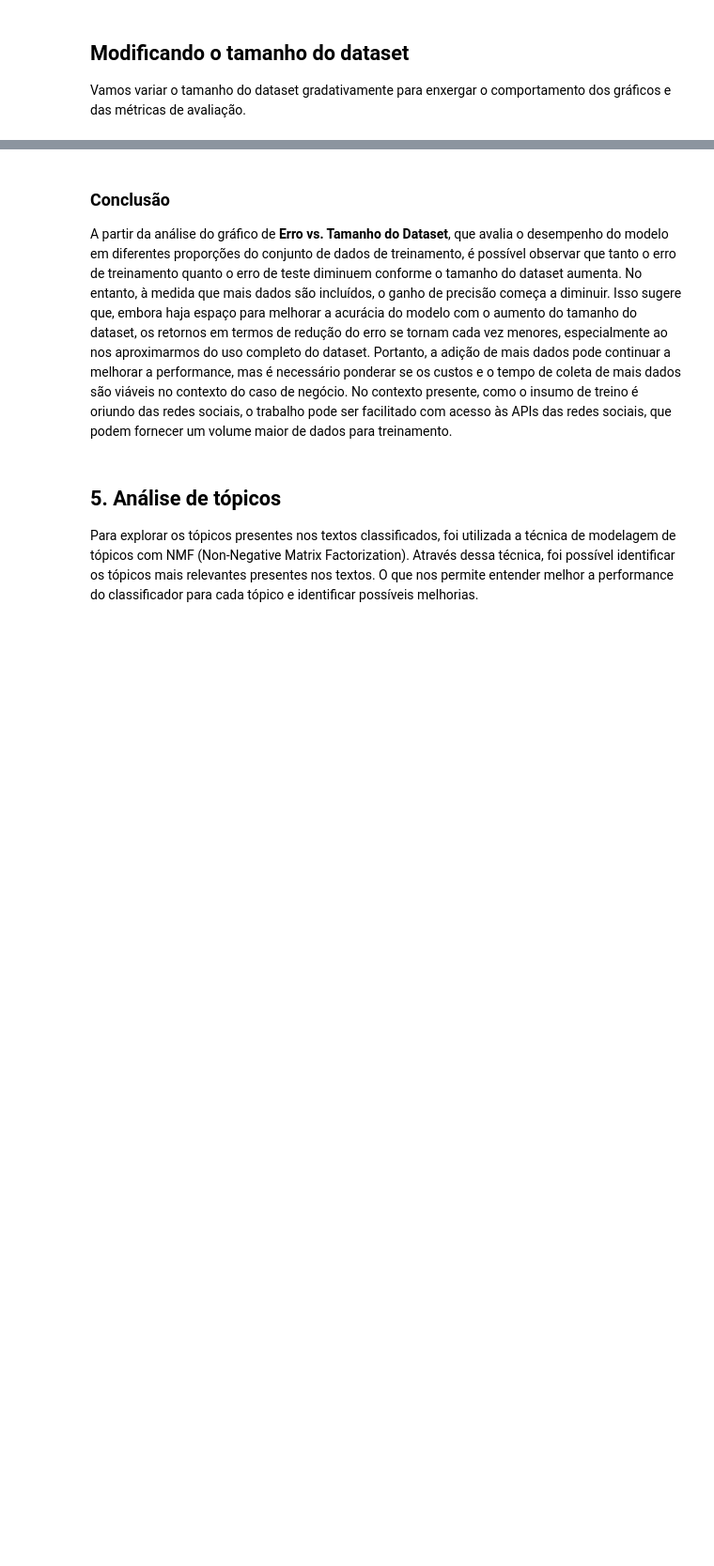
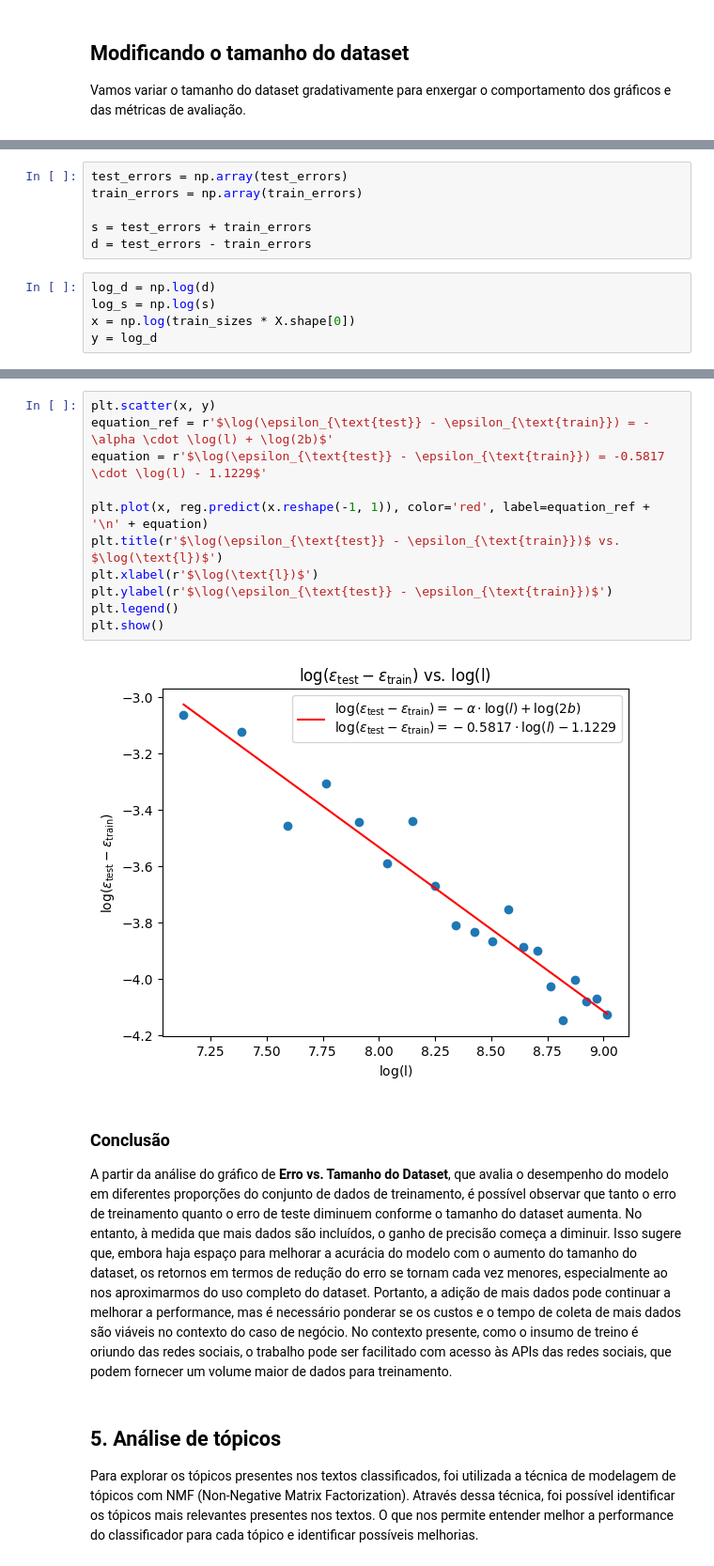
Before and after one commit to xValentim/offensive-speech-classification, a Jupyter notebook: notebooks/creating_models.ipynb, the cells around one changed output, grey strips where cells are left out. Shown: that part at 94% size. Saved outputs shown, nothing was run; the diff lists cells and outputs as text; blank space fills up the shorter version.

```diff
--- a/notebooks/creating_models.ipynb
+++ b/notebooks/creating_models.ipynb
@@ -513,0 +540,11 @@ plt.show()
+# %%
+test_errors = np.array(test_errors)
+train_errors = np.array(train_errors)
+
+s = test_errors + train_errors
+d = test_errors - train_errors
+# %%
+log_d = np.log(d)
+log_s = np.log(s)
+x = np.log(train_sizes * X.shape[0])
+y = log_d
@@ -514,3 +558,16 @@ plt.show()
+# %%
+plt.scatter(x, y)
+equation_ref = r'$\log(\epsilon_{\text{test}} - \epsilon_{\text{train}}) = - \alpha \cdot \log(l) + \log(2b)$'
+equation = r'$\log(\epsilon_{\text{test}} - \epsilon_{\text{train}}) = -0.5817 \cdot \log(l) - 1.1229$'
+
+plt.plot(x, reg.predict(x.reshape(-1, 1)), color='red', label=equation_ref + '\n' + equation)
+plt.title(r'$\log(\epsilon_{\text{test}} - \epsilon_{\text{train}})$ vs. $\log(\text{l})$')
+plt.xlabel(r'$\log(\text{l})$')
+plt.ylabel(r'$\log(\epsilon_{\text{test}} - \epsilon_{\text{train}})$')
+plt.legend()
+plt.show()
+# %% [output]
+[figure, added]
 # %% [markdown]
 ### Conclusão
 
```
Also changed, not shown: parts of 12 cells of this notebook, 4 other files.
